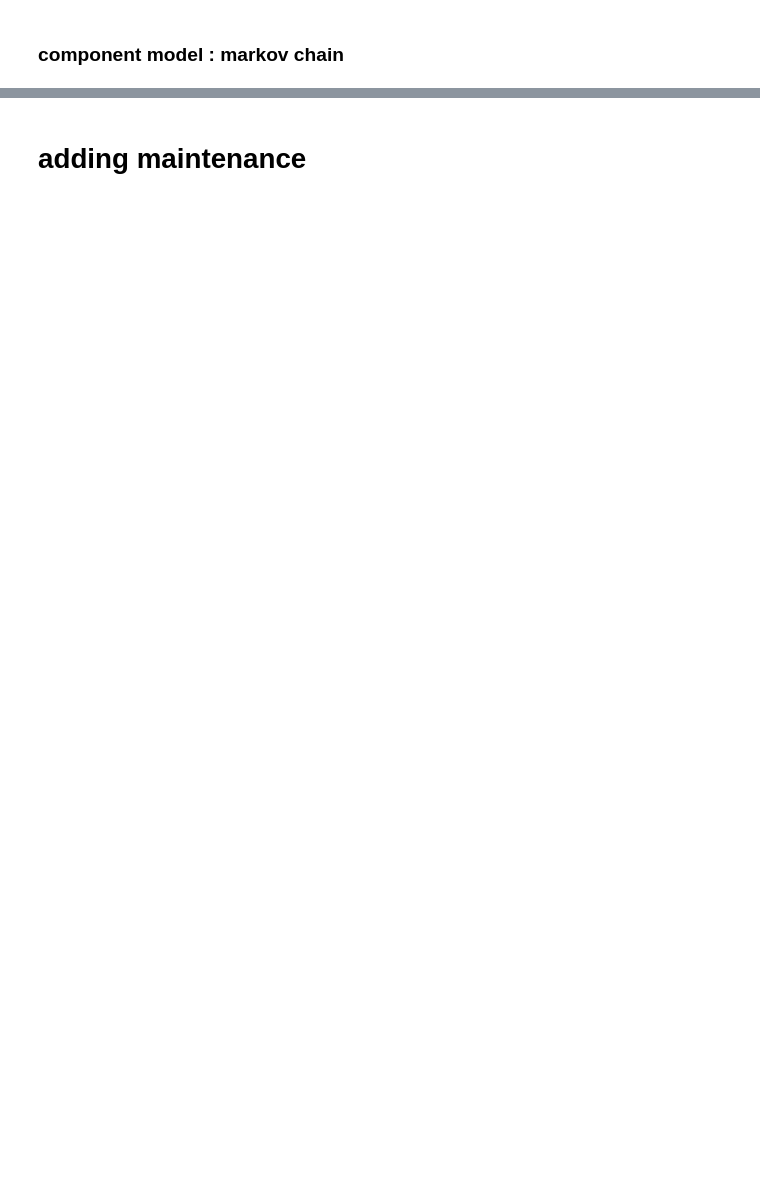
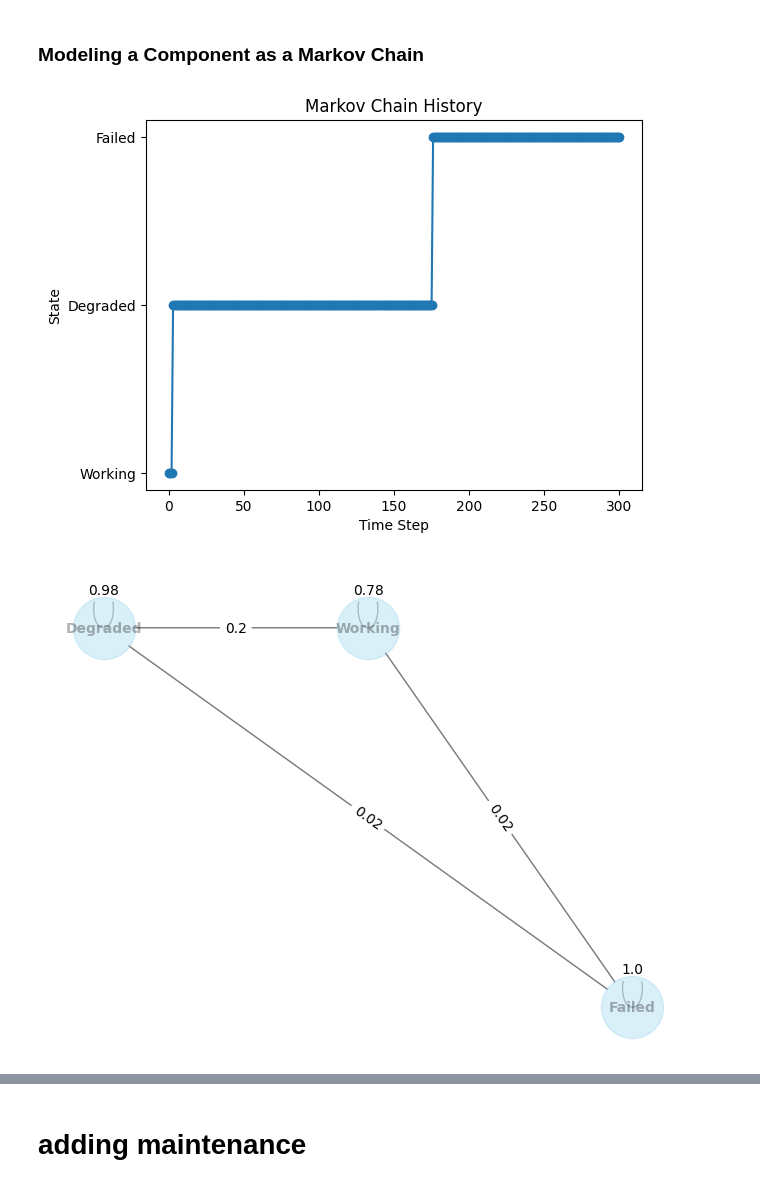
Before and after one commit to andreyaW/KISS, a Jupyter notebook: shipClassTests/comp_tests.ipynb, the cells around one changed output, grey strips where cells are left out. Cells and saved outputs as stored; diff of their text form; code cells hidden in the pictures; blank space fills up the shorter version.

```diff
--- a/shipClassTests/comp_tests.ipynb
+++ b/shipClassTests/comp_tests.ipynb
@@ -7,2 +7,27 @@ print(sys.path)
-# %% [markdown]
-### component model : markov chain
+# %% [markdown]
+### Modeling a Component as a Markov Chain
+# %%
+import numpy as np
+
+from shipClass.Component import Component
+
+# setup the component as a Markov Chain
+states = {0: 'Failed',
+          1: 'Degraded',
+          2: 'Working'}
+
+transition_mat = np.array([[1, 0, 0],
+                           [0.02, 0.98, 0],
+                           [0.02, 0.20, 0.78]])
+
+# transition_mat = np.array([[1, 0.02, 0.01],
+#                            [0, 0.98, 0.01],
+#                            [0, 0, 0.98]])
+
+c1 = Component("comp1", states, transition_mat)
+c1.simulate(300)
+c1.plotHistory()
+c1.drawChain()
+# %% [output]
+[figure, added]
+[figure, added]
```
Also changed, not shown: parts of 14 cells of this notebook, 5 other files.
